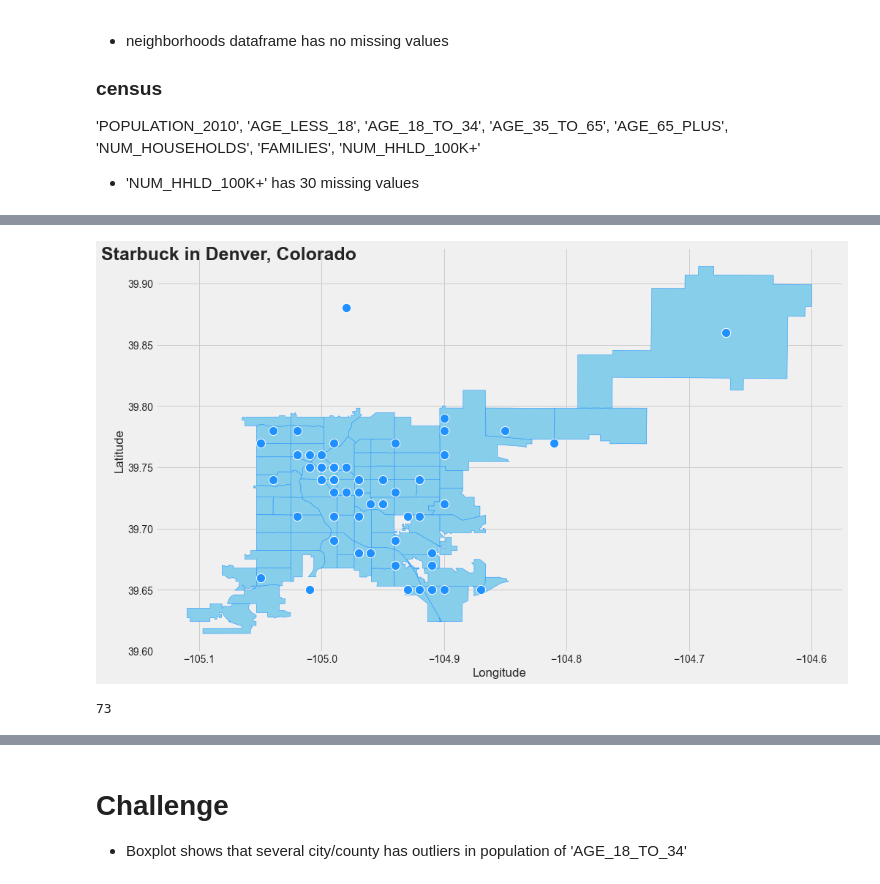
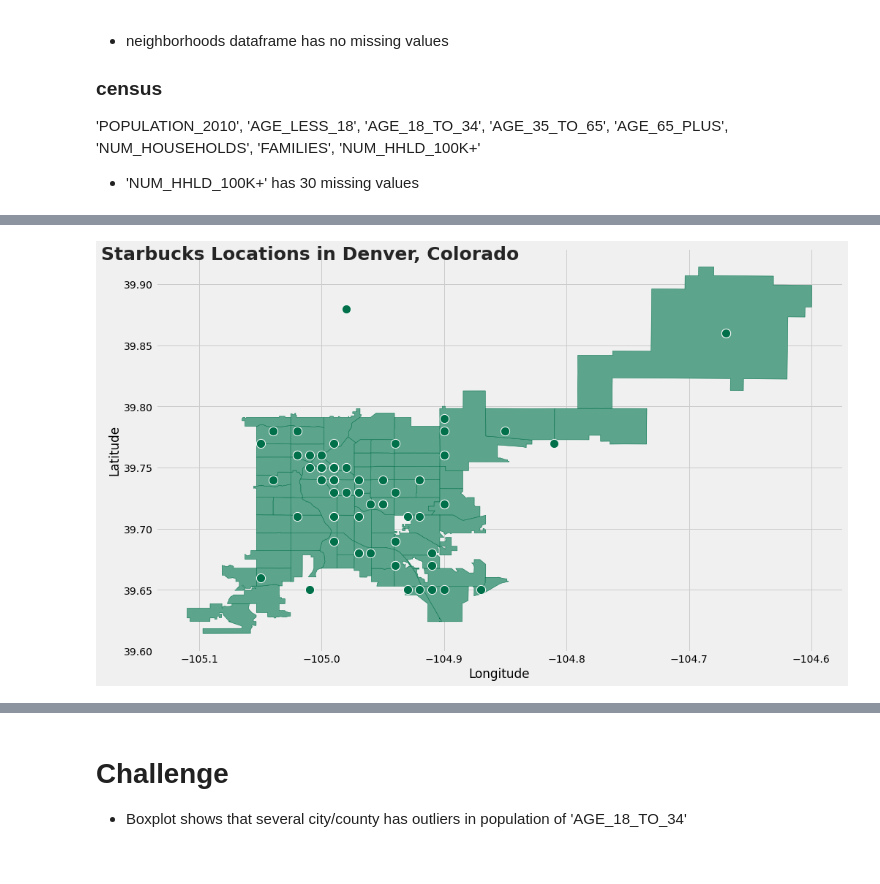
Before and after one commit to MihoRosenberg/Starbucks, a Jupyter notebook: notebook (2).ipynb, the cells around one changed output, grey strips where cells are left out. Saved outputs shown, nothing was run; the diff lists cells and outputs as text; code cells hidden in the pictures.

```diff
--- a/notebook (2).ipynb
+++ b/notebook (2).ipynb
@@ -205,33 +194,13 @@ Index(['NBHD_ID', 'NBHD_NAME', 'POPULATION_2010', 'AGE_LESS_18',
 # %%
+# Visualization 2: Denver Map and Sturbucks Locations
 # Draw Denver Colorado map
 plt.style.use('fivethirtyeight')
 fig, ax = plt.subplots(figsize=(15, 10))
-denver_map = neighborhoods.plot(ax=ax, color='skyblue', edgecolor='dodgerblue')
-#denver_map.plot(ax=denver_map, marker='o', color='violet', markersize=5)
+denver_map = neighborhoods.plot(ax=ax, color='#5CA48B', edgecolor='#00704A')
 
-#denver_map.to_crs(epsg=4326).plot(ax=ax, color='lightgrey')
 # Add Starbucks location
-sns.scatterplot(denver['Longitude'], denver['Latitude'], color='dodgerblue', ax=ax, marker='o', s=150);
-ax.text(-105.18, 39.92, "Starbuck in Denver, Colorado", fontsize=25, weight='bold', color='#252525');
-# 39.742043
-# -104.991531
-# crs = {'init':'EPSG:4326'}
-# geometry = [gpd.Point(xy) for xy in zip(denver['Longtitude'], denver['Latitude'])]
-# geo_df = gpd.GeoDataFrame(denver,
-#                           crs = crs,
-#                           geometry = geometry)
-# denver_map = gpd.read_file('data/neighborhoods.shp')
-# denver_map.plot()
+sns.scatterplot(denver['Longitude'], denver['Latitude'], color='#00704A', ax=ax, marker='o', s=150);
+ax.text(-105.18, 39.92, "Starbucks Locations in Denver, Colorado", fontsize=25, weight='bold', color='#252525');
 # %% [output]
-[figure, old version]
+[figure, new version]
-# %%
-
-idx = census.index[census['NBHD_NAME'] == 'West Colfax']
-idx = idx.tolist()
-if len(idx) == 1:
-     for i in idx:
-        id = i
-id
-# %% [output]
-73
 # %%
```
Also changed, not shown: parts of 20 cells of this notebook.
